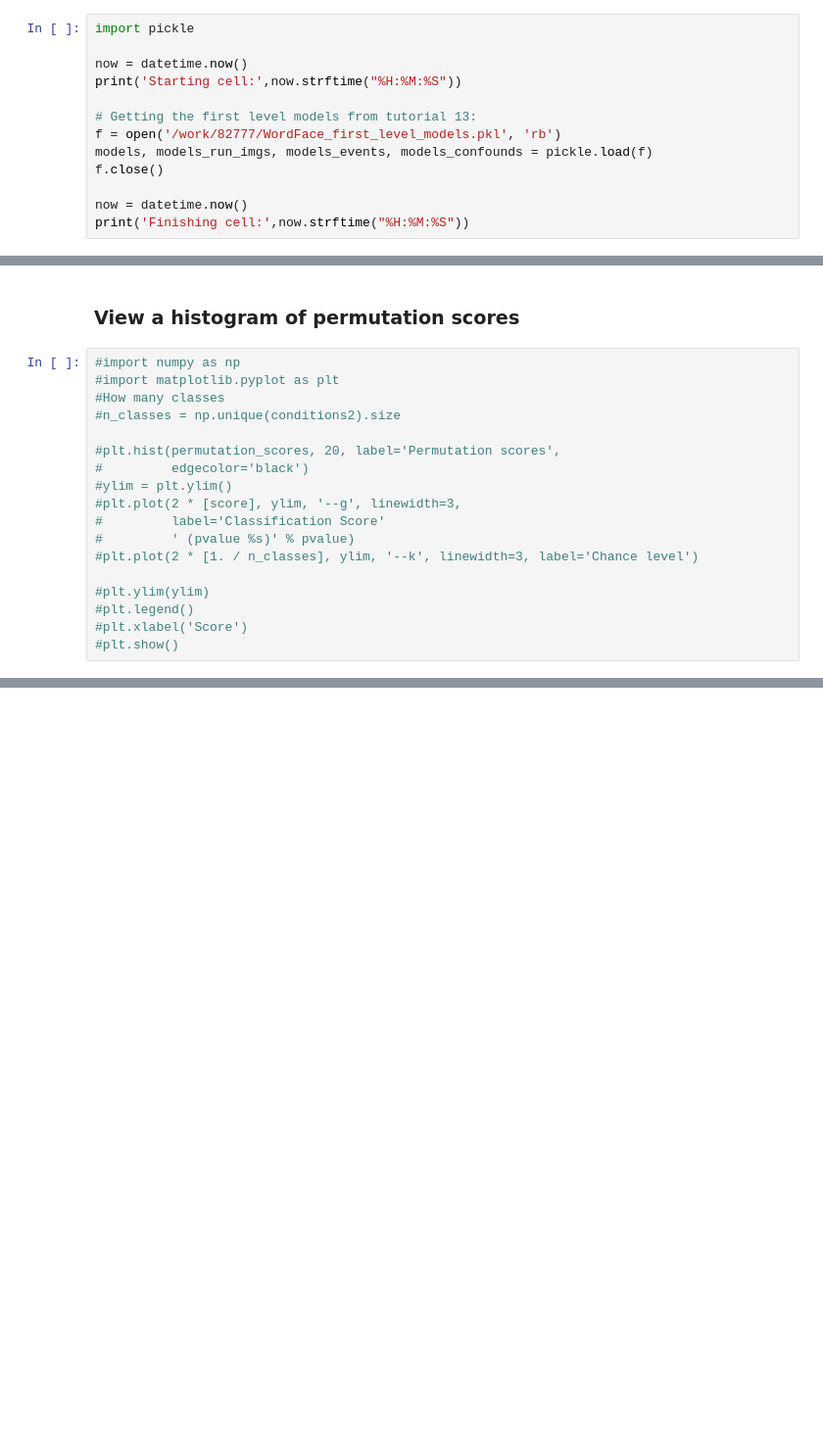
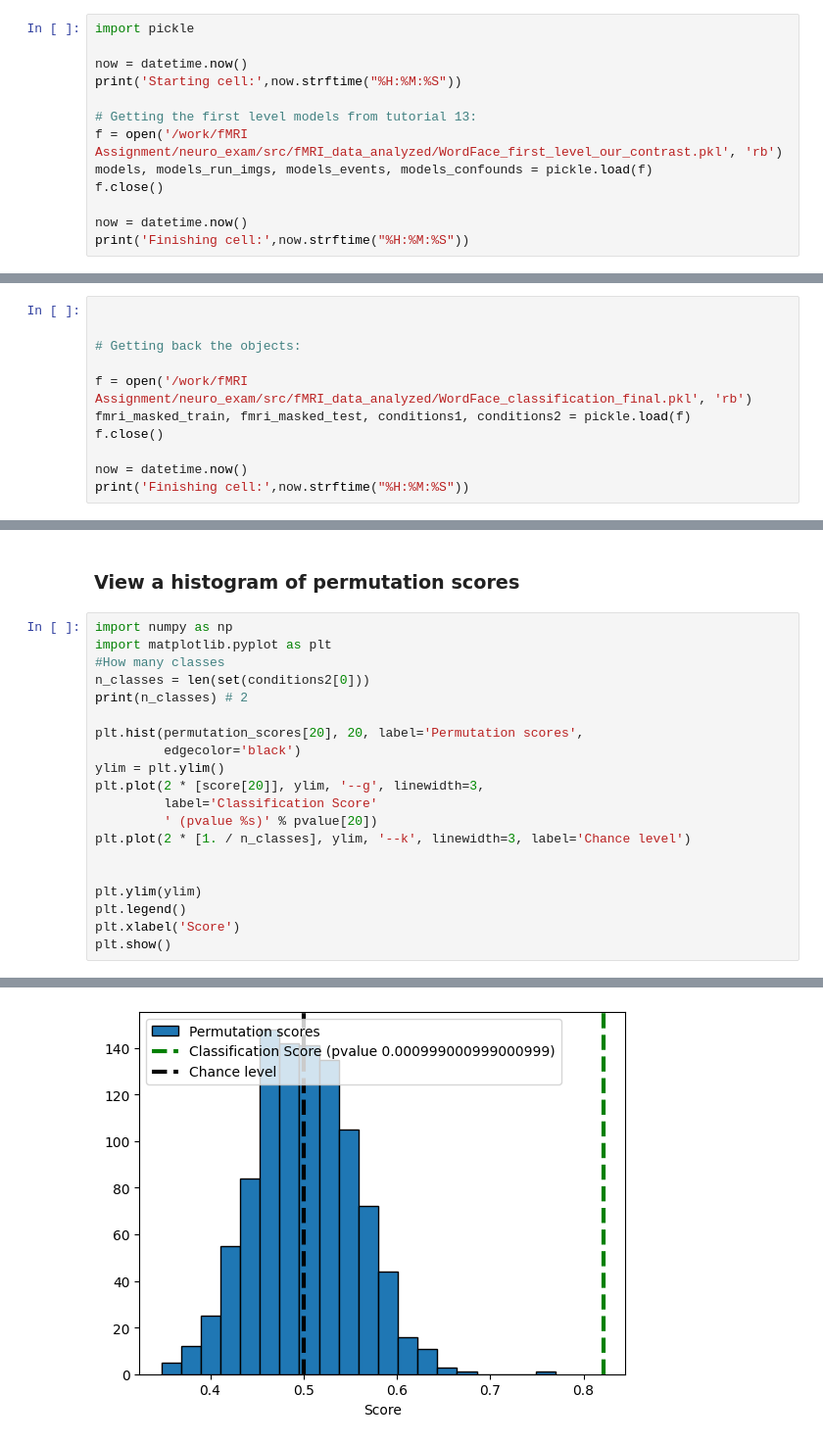
Before and after one commit to study-group-5/neuro_exam, a Jupyter notebook: src/classification_group.ipynb, the cells around one changed output, grey strips where cells are left out. Shown: that part at 98% size. Saved outputs shown, nothing was run; the diff lists cells and outputs as text; blank space fills up the shorter version.

Commit message:
Script finalized (probably)

```diff
--- a/src/classification_group.ipynb
+++ b/src/classification_group.ipynb
@@ -40,7 +106,7 @@ now = datetime.now()
 print('Starting cell:',now.strftime("%H:%M:%S"))
 
 # Getting the first level models from tutorial 13:
-f = open('/work/82777/WordFace_first_level_models.pkl', 'rb')
+f = open('/work/fMRI Assignment/neuro_exam/src/fMRI_data_analyzed/WordFace_first_level_our_contrast.pkl', 'rb')
 models, models_run_imgs, models_events, models_confounds = pickle.load(f)
 f.close()
 
@@ -239,0 +528,11 @@ plotting.plot_roi(atlas_img)
+# %%
+
+
+# Getting back the objects:
+
+f = open('/work/fMRI Assignment/neuro_exam/src/fMRI_data_analyzed/WordFace_classification_final.pkl', 'rb')
+fmri_masked_train, fmri_masked_test, conditions1, conditions2 = pickle.load(f)
+f.close()
+
+now = datetime.now()
+print('Finishing cell:',now.strftime("%H:%M:%S"))
@@ -274,20 +626,23 @@ print('Finishing cell:',now.strftime("%H:%M:%S"))
 # %% [markdown]
 ### View a histogram of permutation scores
 # %%
-#import numpy as np
-#import matplotlib.pyplot as plt
+import numpy as np
+import matplotlib.pyplot as plt
 #How many classes
-#n_classes = np.unique(conditions2).size
+n_classes = len(set(conditions2[0]))
+print(n_classes) # 2
 
-#plt.hist(permutation_scores, 20, label='Permutation scores',
-#         edgecolor='black')
-#ylim = plt.ylim()
-#plt.plot(2 * [score], ylim, '--g', linewidth=3,
-#         label='Classification Score'
-#         ' (pvalue %s)' % pvalue)
-#plt.plot(2 * [1. / n_classes], ylim, '--k', linewidth=3, label='Chance level')
+plt.hist(permutation_scores[20], 20, label='Permutation scores',
+         edgecolor='black')
+ylim = plt.ylim()
+plt.plot(2 * [score[20]], ylim, '--g', linewidth=3,
+         label='Classification Score'
+         ' (pvalue %s)' % pvalue[20])
+plt.plot(2 * [1. / n_classes], ylim, '--k', linewidth=3, label='Chance level')
 
-#plt.ylim(ylim)
-#plt.legend()
-#plt.xlabel('Score')
-#plt.show()
+
+plt.ylim(ylim)
+plt.legend()
+plt.xlabel('Score')
+plt.show()
+# %% [output]
@@ -293,0 +650 @@ print('Finishing cell:',now.strftime("%H:%M:%S"))
+[figure, added]
```
Also changed, not shown: parts of 39 cells of this notebook.
